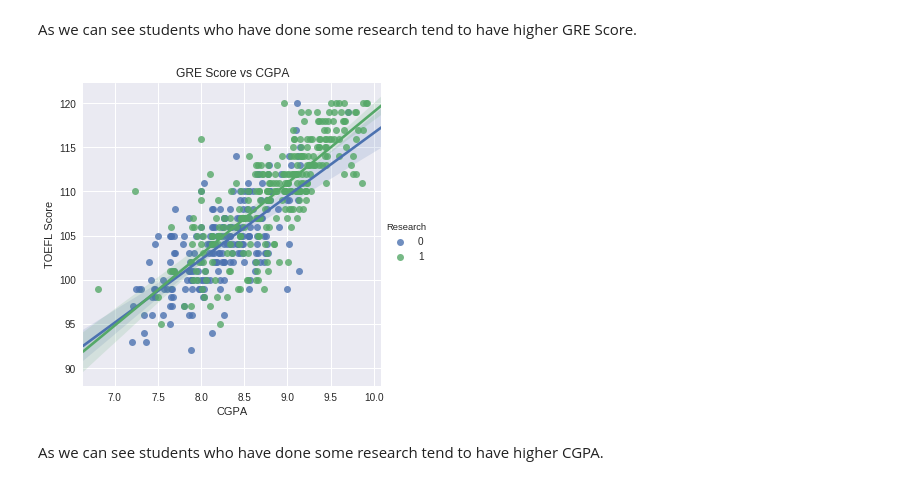
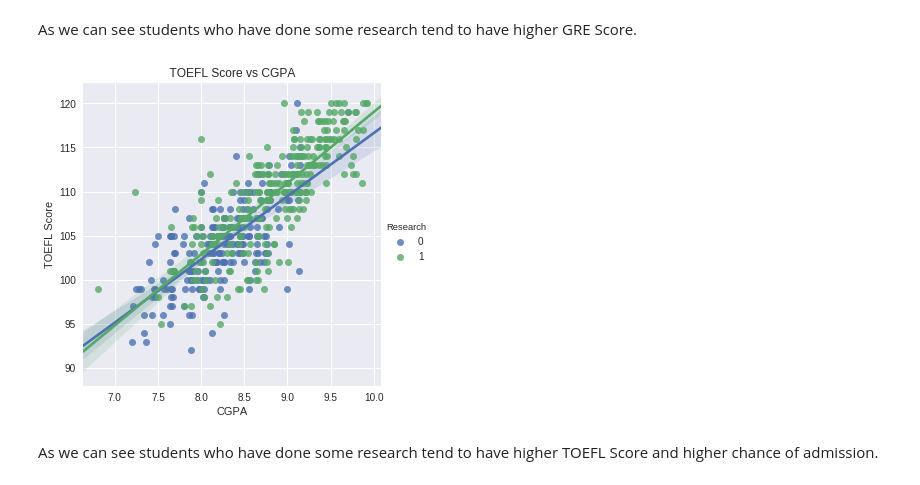
Before and after one commit to JohanMonster/MyRepos, a Jupyter notebook: PUCHO_Assignment.ipynb, the cells around one changed output. Drawn from its saved outputs; the diff is of its cells as text; code cells hidden in the pictures.

```diff
--- a/PUCHO_Assignment.ipynb
+++ b/PUCHO_Assignment.ipynb
@@ -116,9 +116,9 @@ plt.show()
 As we can see students who have done some research tend to have higher GRE Score.
 # %%
 fig = sns.lmplot(x="CGPA", y="TOEFL Score", data=df, hue="Research")
-plt.title("GRE Score vs CGPA")
+plt.title(" TOEFL Score vs CGPA ")
 plt.show()
 # %% [output]
-[figure, old version]
+[figure, new version]
 # %% [markdown]
-As we can see students who have done some research tend to have higher CGPA.
+As we can see students who have done some research tend to have higher TOEFL Score and higher chance of admission.
```
